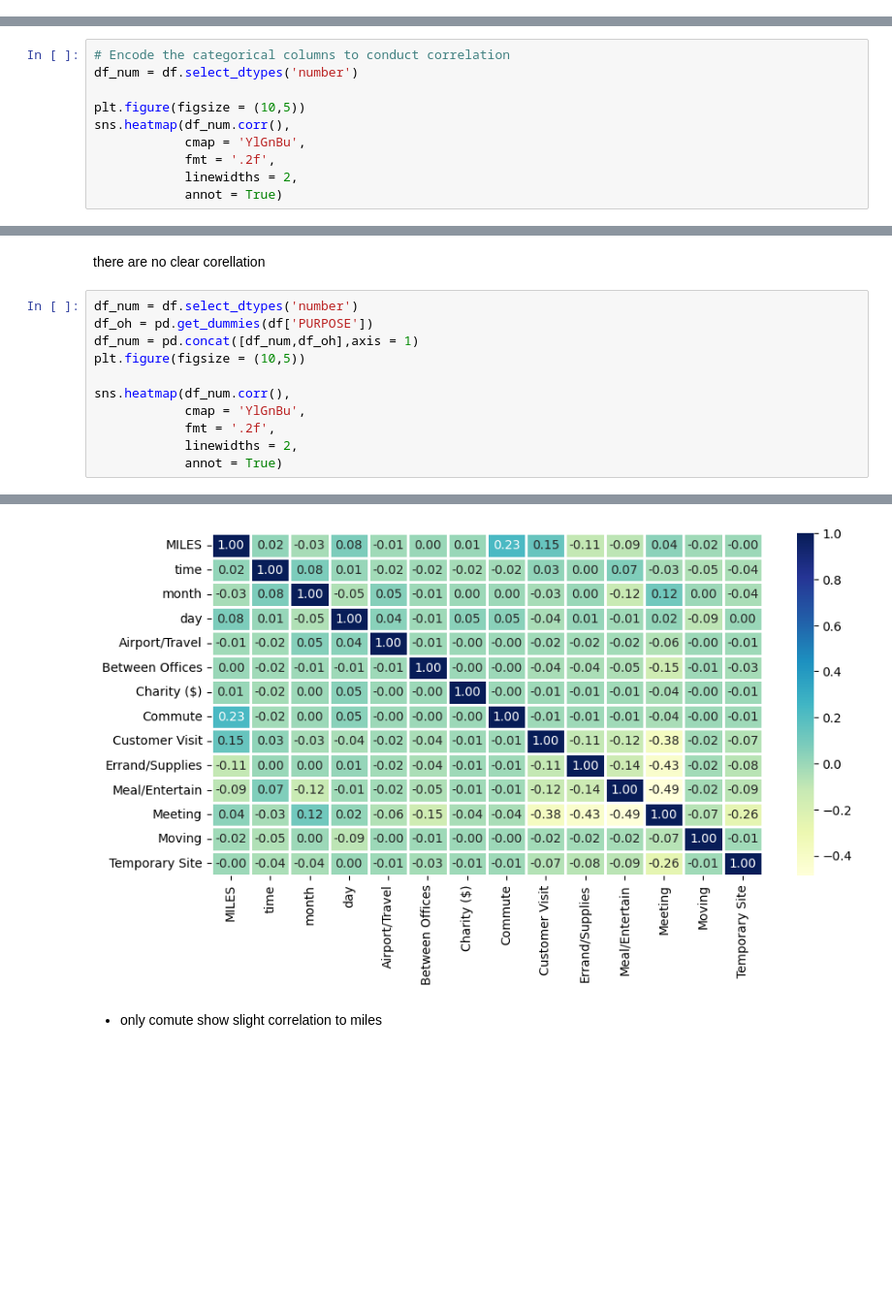
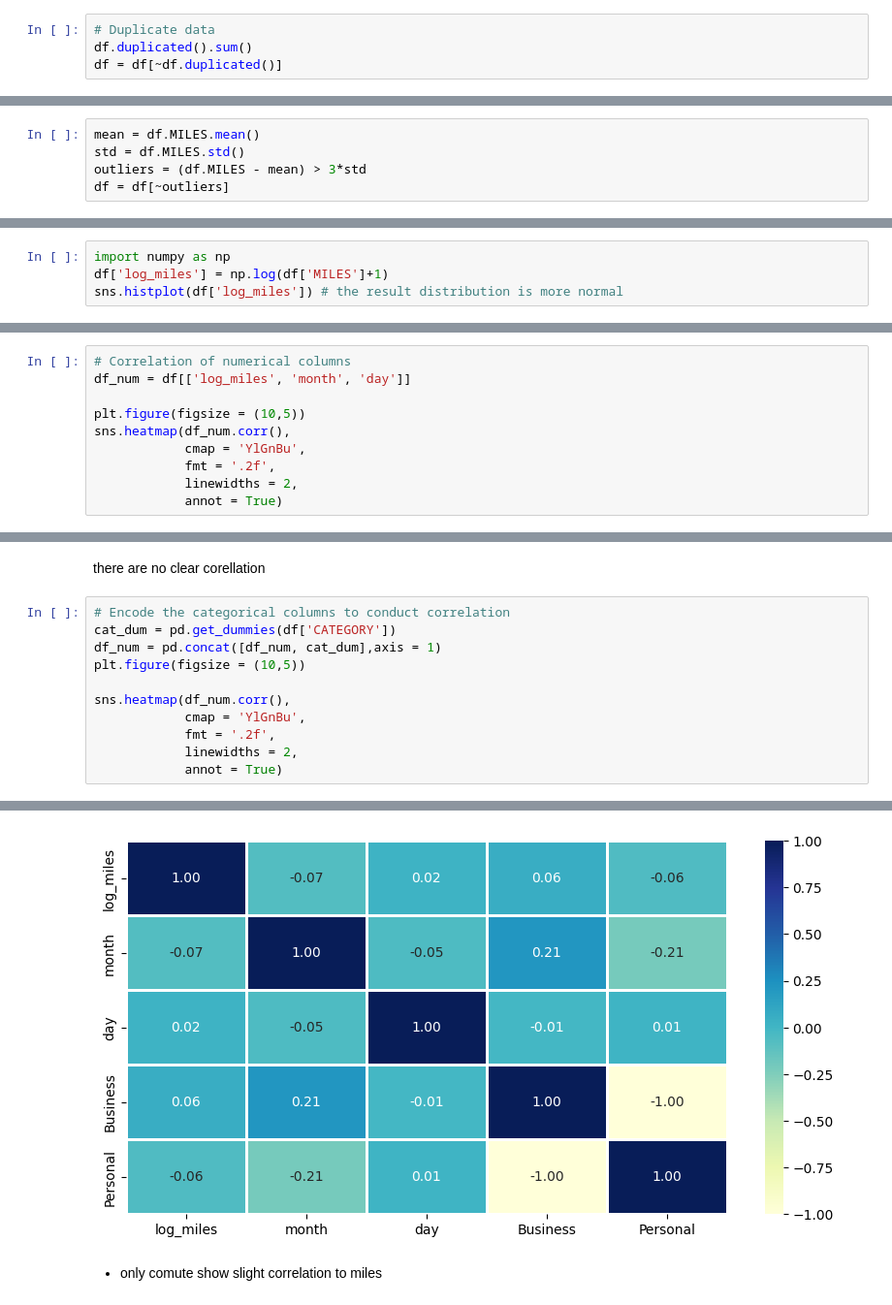
Before and after one commit to tqv24/ds-uber_analysis, a Jupyter notebook: train.ipynb, the cells around one changed output, grey strips where cells are left out. Shown: that part at 97% size. Drawn from its saved outputs; the diff is of its cells as text; blank space fills up the shorter version.

```diff
--- a/train.ipynb
+++ b/train.ipynb
@@ -91,0 +97,4 @@ print(unique)
+# %%
+# Duplicate data
+df.duplicated().sum()
+df = df[~df.duplicated()]
@@ -91,0 +114,5 @@ print(unique)
+# %%
+mean = df.MILES.mean()
+std = df.MILES.std()
+outliers = (df.MILES - mean) > 3*std
+df = df[~outliers]
@@ -97,0 +145,4 @@ plt.show()
+# %%
+import numpy as np
+df['log_miles'] = np.log(df['MILES']+1)
+sns.histplot(df['log_miles']) # the result distribution is more normal
@@ -188,6 +255,6 @@ plt.show()
 # %%
-# Encode the categorical columns to conduct correlation
-df_num = df.select_dtypes('number')
+# Correlation of numerical columns
+df_num = df[['log_miles', 'month', 'day']]
 
 plt.figure(figsize = (10,5))
 sns.heatmap(df_num.corr(),
@@ -201,19 +268,19 @@ sns.heatmap(df_num.corr(),
 # %% [markdown]
 there are no clear corellation
 # %%
-df_num = df.select_dtypes('number')
-df_oh = pd.get_dummies(df['PURPOSE'])
-df_num = pd.concat([df_num,df_oh],axis = 1)
+# Encode the categorical columns to conduct correlation
+cat_dum = pd.get_dummies(df['CATEGORY'])
+df_num = pd.concat([df_num, cat_dum],axis = 1)
 plt.figure(figsize = (10,5))
 
 sns.heatmap(df_num.corr(),
             cmap = 'YlGnBu',
             fmt = '.2f',
             linewidths = 2,
             annot = True)
 # %% [output]
 <Axes: >
-[figure, old version]
+[figure, new version]
 # %% [markdown]
 - only comute show slight correlation to miles
 # %%
```
Also changed, not shown: parts of 45 cells of this notebook.
